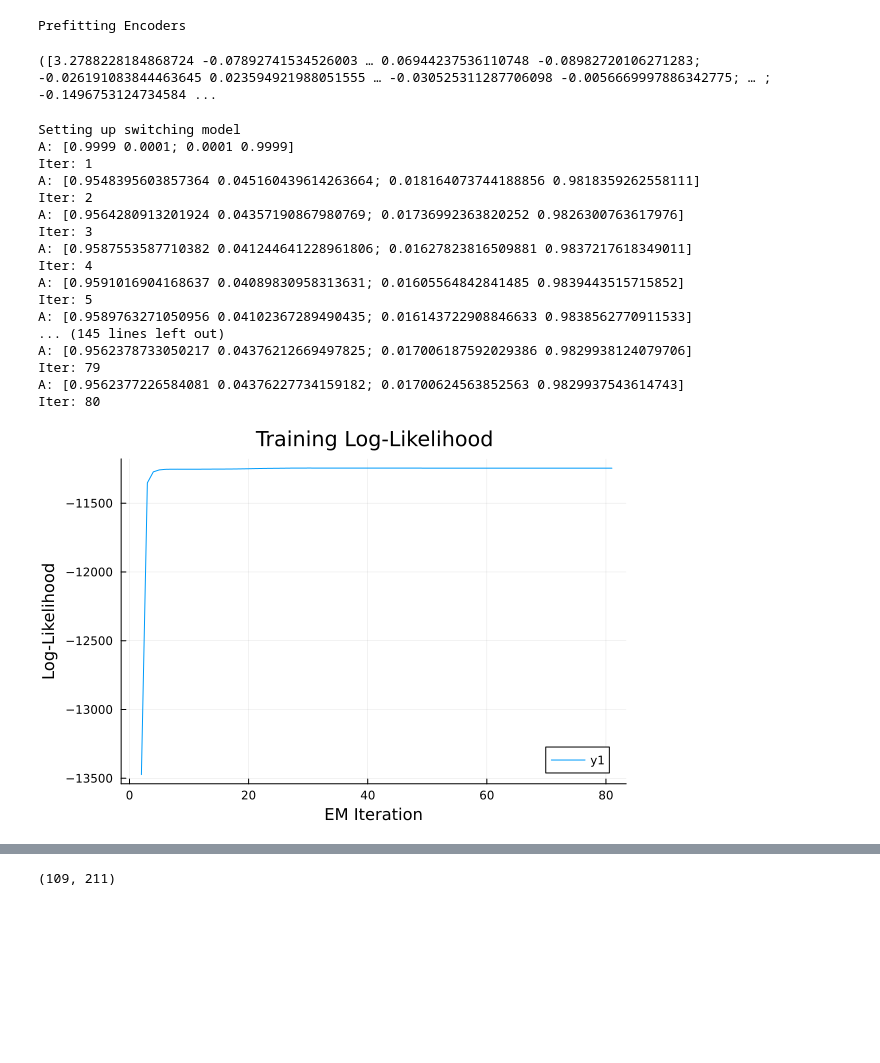
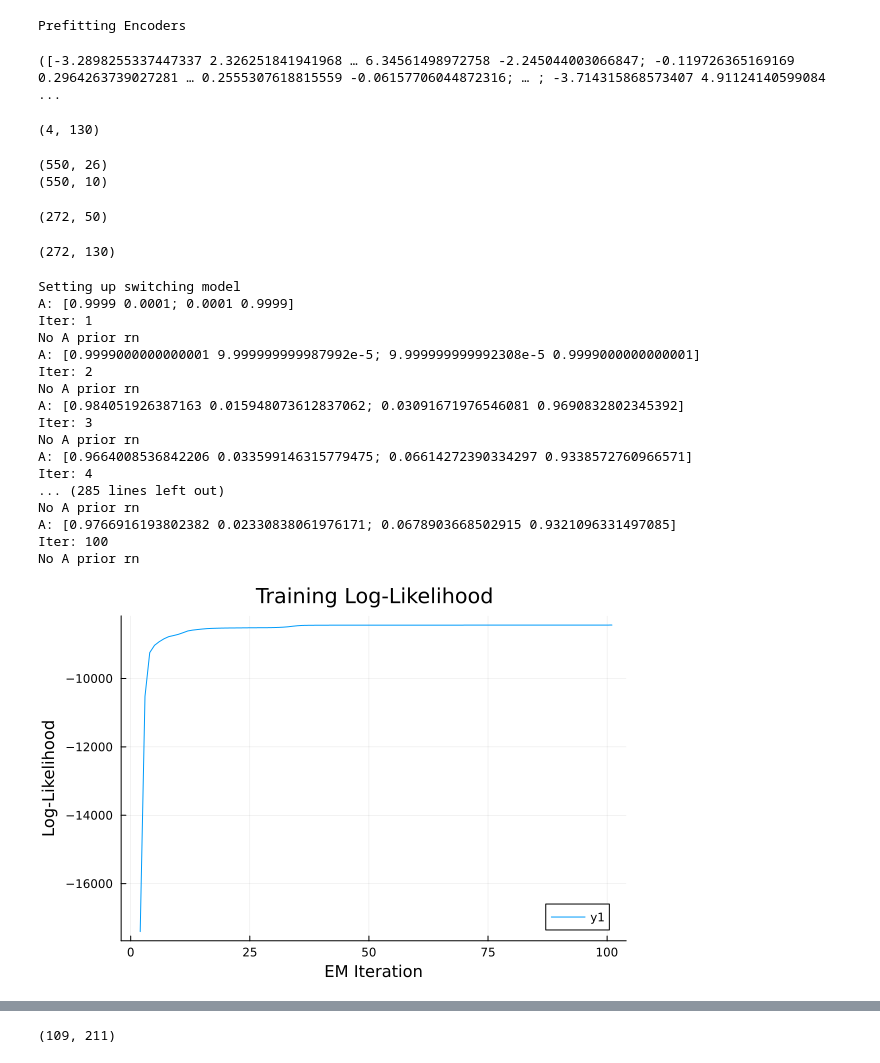
Before and after one commit to ZachLoschin/Encoder_Analysis, a Jupyter notebook: Julia/Switching_Encoder_LickWindow_SingleTrial.ipynb, the cells around one changed output, grey strips where cells are left out. Saved outputs shown, nothing was run; the diff lists cells and outputs as text; code cells hidden in the pictures; blank space fills up the shorter version.

```diff
--- a/Julia/Switching_Encoder_LickWindow_SingleTrial.ipynb
+++ b/Julia/Switching_Encoder_LickWindow_SingleTrial.ipynb
@@ -216,8 +198,11 @@ X_R4 = [X_R4_kernel[i][(FCs_R4[i]-3):(FCs_R4[i]+10), :] for i in eachindex(X_R4_
 Y_R1 = [Y_R1_trimmed[i][(FCs_R1[i]-3):(FCs_R1[i]), :] for i in eachindex(Y_R1_trimmed)]
 Y_R4 = [Y_R4_trimmed[i][(FCs_R4[i]-3):(FCs_R4[i]+10), :] for i in eachindex(Y_R4_trimmed)]
 
-X_eng = cat(X_R1, X_R4, dims=1)
-Y_eng = cat(Y_R1, Y_R4, dims=1)
+# X_eng = cat(X_R1, X_R4, dims=1)
+# Y_eng = cat(Y_R1, Y_R4, dims=1)
+
+X_eng = X_R1;
+Y_eng = Y_R1;
 
 
 # X_R1 = [X_R1_kernel[i][LRCs_R1[i]-7:(LRCs_R1[i]), :] for i in eachindex(X_R1_kernel)]
@@ -243,7 +228,25 @@ Y_eng = vcat(Y_eng...)
 # β_diseng, Σ_diseng = weighted_ridge_regression(X_diseng, Y_diseng, 0.01)
 # %% [output]
 Prefitting Encoders
-([3.2788228184868724 -0.07892741534526003 … 0.06944237536110748 -0.08982720106271283; -0.026191083844463645 0.023594921988051555 … -0.030525311287706098 -0.0056669997886342775; … ; -0.1496753124734584 ...
+([-3.2898255337447337 2.326251841941968 … 6.34561498972758 -2.245044003066847; -0.119726365169169 0.2964263739027281 … 0.2555307618815559 -0.06157706044872316; … ; -3.714315868573407 4.91124140599084  ...
+# %%
+size(X_R1[1])
+# %% [output]
+(4, 130)
+# %%
+println(size(KP_R1[1]))
+println(size(PCA_P1_R1[1]))
+# %% [output]
+(550, 26)
+(550, 10)
+# %%
+size(Y_eng)
+# %% [output]
+(272, 50)
+# %%
+size(X_eng)
+# %% [output]
+(272, 130)
 # %%
 """
 Set up the switching encoder model
@@ -253,11 +256,15 @@ println("Setting up switching model")
 
 X_R1 = [X[start_time-lags:end,:] for X in KP_R1_Cut]
 X_R4 = [X[start_time-lags:end,:] for X in KP_R4_Cut]
-X = cat(X_R1, X_R4, dims=1)
-deleteat!(X, 30)
-Y = cat(PCA_P1_R1_Cut, PCA_P1_R4_Cut, dims=1)
+# X = cat(X_R1, X_R4, dims=1)
+
+X = X_R1;
+# deleteat!(X, 30)
+# Y = cat(PCA_P1_R1_Cut, PCA_P1_R4_Cut, dims=1)
+Y = PCA_P1_R1_Cut;
+
 Y = [y[start_time-lags:end, :] for y in Y]
-deleteat!(Y, 30)
+# deleteat!(Y, 30)
 
 # X_ready = permutedims.(X_ready)
 # Y_ready = permutedims.(Y_ready)
@@ -271,47 +278,47 @@ Y_trim = kernelize_window_features(Y)
 
 X_ready = permutedims.(X_kern)
 Y_ready = permutedims.(Y_trim)
 # Y_ready = [randn(size(y)) for y in Y_ready]
 
 
 # Initialize the Gaussian HMM-GLM
 model = SwitchingGaussianRegression(;K=2, input_dim=size(X_ready[1])[1], output_dim=size(Y_ready[1])[1], include_intercept=true)
 
-model.B[1].β = β_eng
-model.B[1].Σ = Σ_eng
+# model.B[1].β = β_eng
+# model.B[1].Σ = Σ_eng
 
 
 # model.B[2].β = β_diseng
 # model.B[2].Σ = Σ_eng
 
 model.A = [0.9999 0.0001; 0.0001 0.9999]
 model.πₖ = [0.0001; 0.9999]
 
 lls = fit_custom!(model, Y_ready, X_ready, max_iters=100)
 
 plot(lls)
 title!("Training Log-Likelihood")
 xlabel!("EM Iteration")
 ylabel!("Log-Likelihood")
 # %% [output]
 Setting up switching model
 A: [0.9999 0.0001; 0.0001 0.9999]
 Iter: 1
-A: [0.9548395603857364 0.045160439614263664; 0.018164073744188856 0.9818359262558111]
+No A prior rn
+A: [0.9999000000000001 9.999999999987992e-5; 9.999999999992308e-5 0.9999000000000001]
 Iter: 2
-A: [0.9564280913201924 0.04357190867980769; 0.01736992363820252 0.9826300763617976]
+No A prior rn
+A: [0.984051926387163 0.015948073612837062; 0.03091671976546081 0.9690832802345392]
 Iter: 3
-A: [0.9587553587710382 0.041244641228961806; 0.01627823816509881 0.9837217618349011]
+No A prior rn
+A: [0.9664008536842206 0.033599146315779475; 0.06614272390334297 0.9338572760966571]
 Iter: 4
-A: [0.9591016904168637 0.04089830958313631; 0.01605564842841485 0.9839443515715852]
-Iter: 5
-A: [0.9589763271050956 0.04102367289490435; 0.016143722908846633 0.9838562770911533]
-... (145 lines left out)
-A: [0.9562378733050217 0.04376212669497825; 0.017006187592029386 0.9829938124079706]
-Iter: 79
-A: [0.9562377226584081 0.04376227734159182; 0.01700624563852563 0.9829937543614743]
-Iter: 80
+... (285 lines left out)
+No A prior rn
+A: [0.9766916193802382 0.02330838061976171; 0.0678903668502915 0.9321096331497085]
+Iter: 100
+No A prior rn
-[figure, old version]
+[figure, new version]
 # %%
 """
 Plot the trial averaged inference
```
Also changed, not shown: parts of 8 cells of this notebook, 12 other files.
